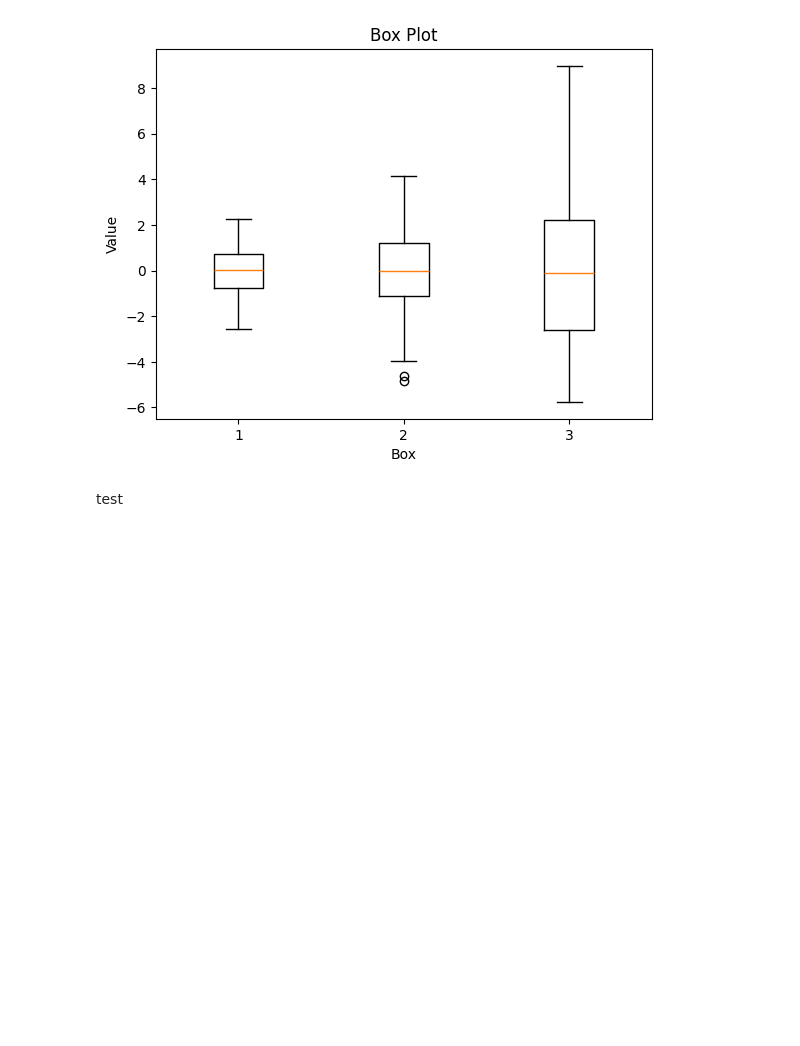
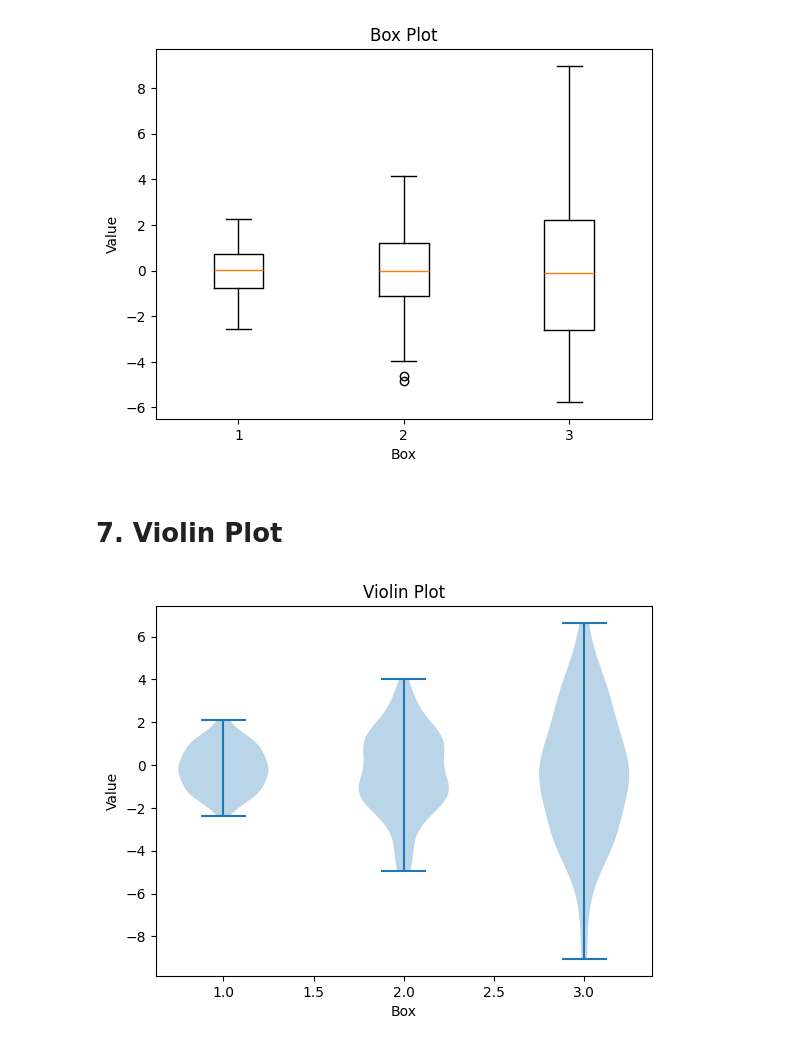
Before and after one commit to AdisornChamnongchit/Basic_Pandas_101, a Jupyter notebook: Basic_Pandas_101_08012026.ipynb, the cells around one changed output. Drawn from its saved outputs; the diff is of its cells as text; code cells hidden in the pictures; blank space fills up the shorter version.

```diff
--- a/Basic_Pandas_101_08012026.ipynb
+++ b/Basic_Pandas_101_08012026.ipynb
@@ -104,5 +104,18 @@ plt.ylabel("Value")
 plt.show()
 # %% [output]
 [figure]
-# %% [markdown]
-test
+# %% [markdown]
+# 7. Violin Plot
+# %%
+import seaborn as sns
+import numpy as np
+
+data = [np.random.normal(0,std,100)for std in range(1,4)]
+plt.violinplot(data)
+plt.title("Violin Plot")
+plt.xlabel("Box")
+plt.ylabel("Value")
+
+plt.show()
+# %% [output]
+[figure, added]
```
